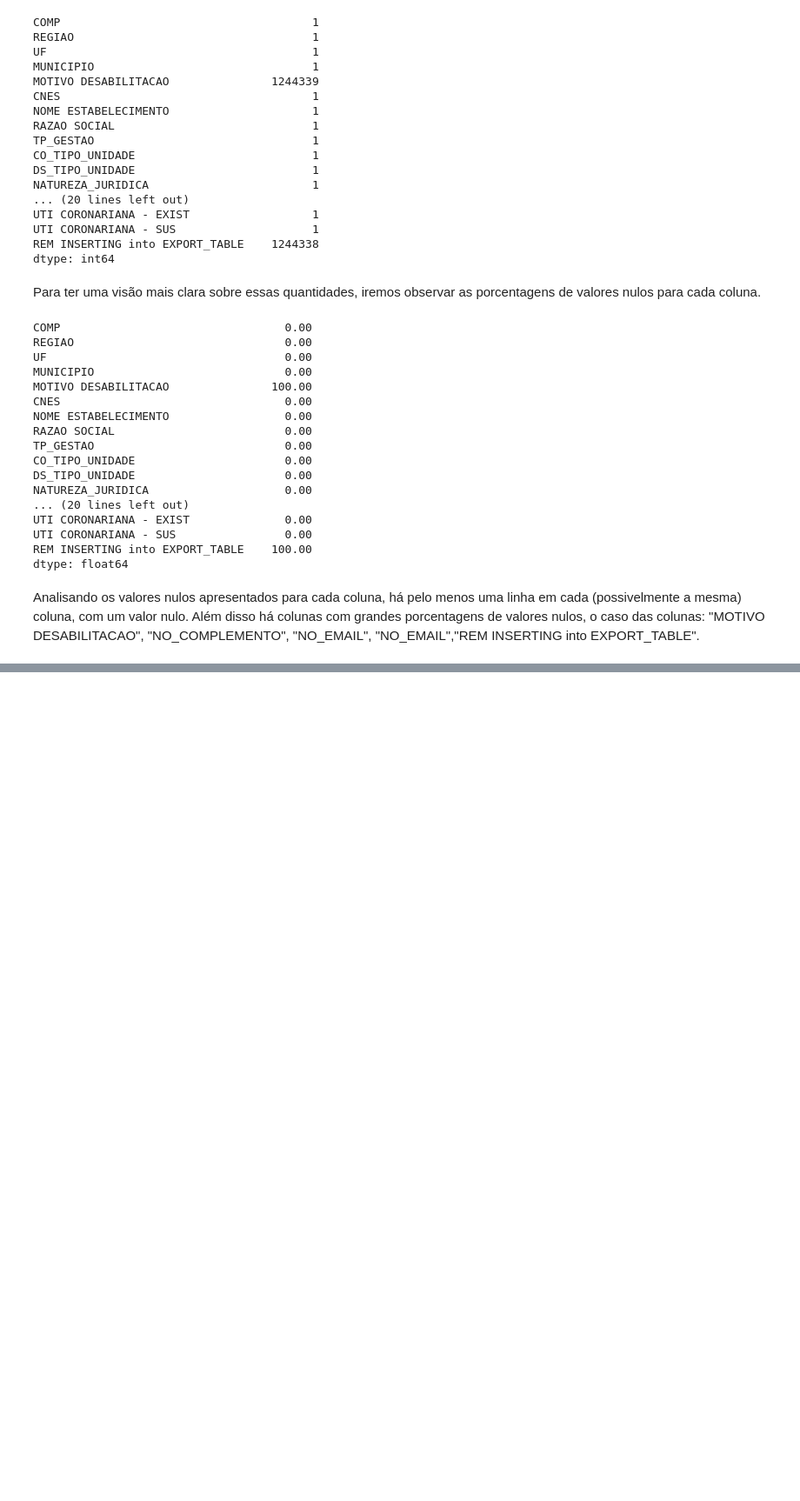
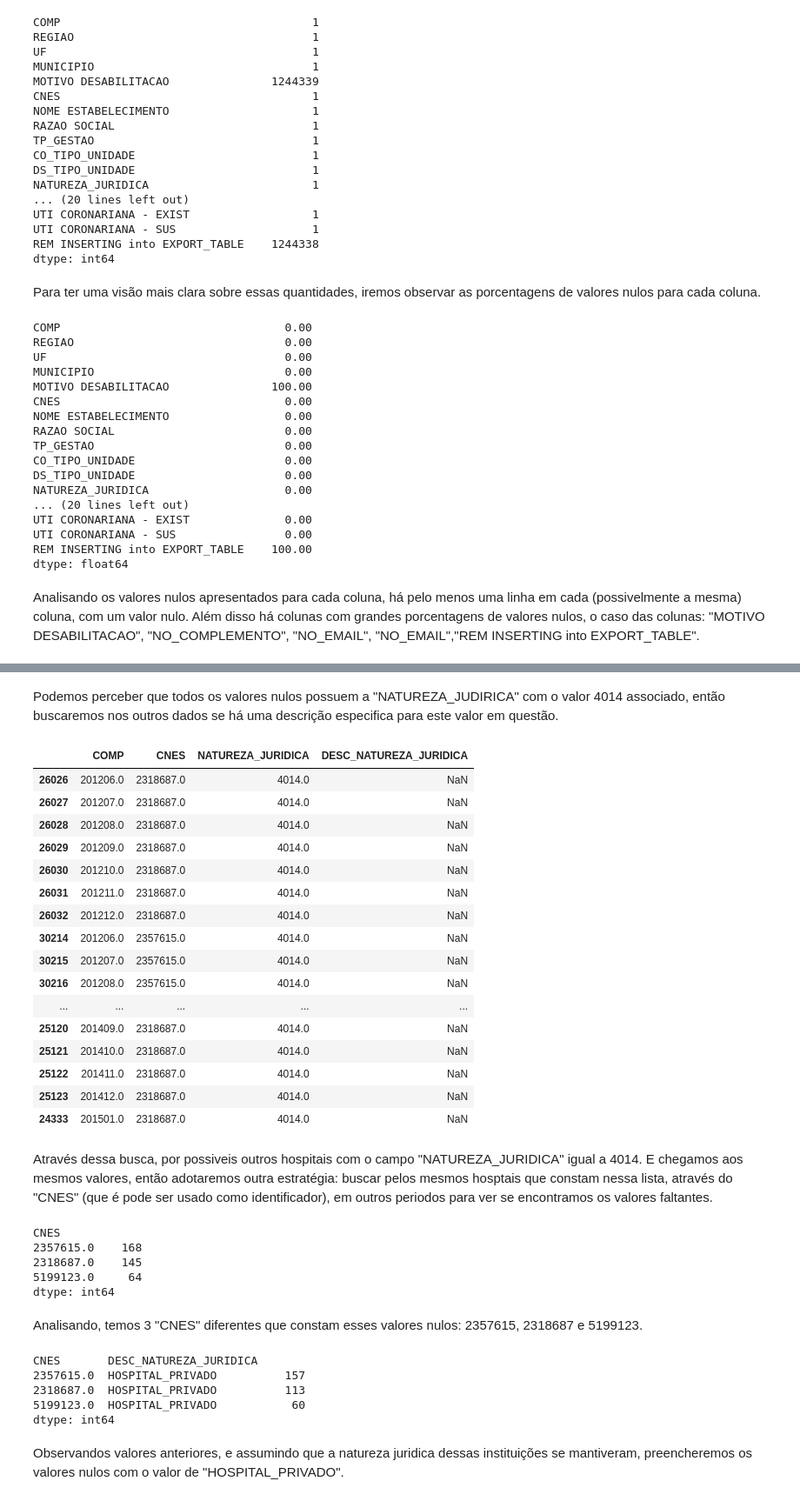
Before and after one commit to RenanGroot/EDA-Hospitais-e-Leitos, a Jupyter notebook: EDA - Hospitais e Leitos.ipynb, the cells around one changed output, grey strips where cells are left out. Shown at 87% size. Drawn from its saved outputs; the diff is of its cells as text; code cells hidden in the pictures; blank space fills up the shorter version.

```diff
--- a/EDA - Hospitais e Leitos.ipynb
+++ b/EDA - Hospitais e Leitos.ipynb
@@ -200,0 +203,3 @@ Analisando os valores nulos apresentados para cada coluna, há pelo menos uma li
+# %%
+# Deletando colunas atribuidas ao DataFrame com 100% de valores nulos
+df_final.drop(["MOTIVO DESABILITACAO","REM INSERTING into EXPORT_TABLE"], axis=1, inplace=True)
@@ -200,0 +214,3 @@ Analisando os valores nulos apresentados para cada coluna, há pelo menos uma li
+# %%
+# Deleta as linhas que possuem valores nulos da coluna "COMP"
+df_final.dropna(inplace=True, subset=["COMP"])
@@ -200,0 +262,54 @@ Analisando os valores nulos apresentados para cada coluna, há pelo menos uma li
+# %% [markdown]
+Podemos perceber que todos os valores nulos possuem a "NATUREZA_JUDIRICA" com o valor 4014 associado, então buscaremos nos outros dados se há uma descrição especifica para este valor em questão.
+# %%
+# DataFrame contendo as linhas em que na coluna "NATUREZA_JURIDICA" está preenchida com 4014
+df_nj_nulos = df_final[["COMP","CNES","NATUREZA_JURIDICA","DESC_NATUREZA_JURIDICA"]][df_final["NATUREZA_JURIDICA"] == 4014]
+
+# Mostrando o DataFrame
+df_nj_nulos
+# %% [output]
+|  | COMP | CNES | NATUREZA_JURIDICA | DESC_NATUREZA_JURIDICA |
+| 26026 | 201206.0 | 2318687.0 | 4014.0 | NaN |
+| 26027 | 201207.0 | 2318687.0 | 4014.0 | NaN |
+| 26028 | 201208.0 | 2318687.0 | 4014.0 | NaN |
+| 26029 | 201209.0 | 2318687.0 | 4014.0 | NaN |
+| 26030 | 201210.0 | 2318687.0 | 4014.0 | NaN |
+| 26031 | 201211.0 | 2318687.0 | 4014.0 | NaN |
+| 26032 | 201212.0 | 2318687.0 | 4014.0 | NaN |
+| 30214 | 201206.0 | 2357615.0 | 4014.0 | NaN |
+| 30215 | 201207.0 | 2357615.0 | 4014.0 | NaN |
+| 30216 | 201208.0 | 2357615.0 | 4014.0 | NaN |
+| ... | ... | ... | ... | ... |
+| 25120 | 201409.0 | 2318687.0 | 4014.0 | NaN |
+| 25121 | 201410.0 | 2318687.0 | 4014.0 | NaN |
+| 25122 | 201411.0 | 2318687.0 | 4014.0 | NaN |
+| 25123 | 201412.0 | 2318687.0 | 4014.0 | NaN |
+| 24333 | 201501.0 | 2318687.0 | 4014.0 | NaN |
+# %% [markdown]
+Através dessa busca, por possiveis outros hospitais com o campo "NATUREZA_JURIDICA" igual a 4014. E chegamos aos mesmos valores, então adotaremos outra estratégia: buscar pelos mesmos hosptais que constam nessa lista, através do "CNES" (que é pode ser usado como identificador), em outros periodos para ver se encontramos os valores faltantes.
+# %%
+# DataFrame auxiliar filtrado pelos "CNES" contidos no DataFrame anterior
+df_aux = df_final[["CNES","NATUREZA_JURIDICA","DESC_NATUREZA_JURIDICA"]][df_final["CNES"].isin(df_nj_nulos["CNES"])]
+
+# Faz uma contagem sobre a quantidade de linhas para cada "CNES"
+df_aux.value_counts("CNES")
+# %% [output]
+CNES
+2357615.0    168
+2318687.0    145
+5199123.0     64
+dtype: int64
+# %% [markdown]
+Analisando, temos 3 "CNES" diferentes que constam esses valores nulos: 2357615, 2318687 e 5199123.
+# %%
+# DataFrame com todos valores do dataset, com a condição de ter um dos CNES descritos anteriormente
+#   e agrupados por contagem de valores
+df_final[["CNES","DESC_NATUREZA_JURIDICA"]][df_final["CNES"].isin([2357615,2318687,5199123])].value_counts()
+# %% [output]
+CNES       DESC_NATUREZA_JURIDICA
+2357615.0  HOSPITAL_PRIVADO          157
+2318687.0  HOSPITAL_PRIVADO          113
+5199123.0  HOSPITAL_PRIVADO           60
+dtype: int64
+# %% [markdown]
+Observandos valores anteriores, e assumindo que a natureza juridica dessas instituições se mantiveram, preencheremos os valores nulos com o valor de "HOSPITAL_PRIVADO".
```
Also changed, not shown: parts of 10 cells of this notebook.
